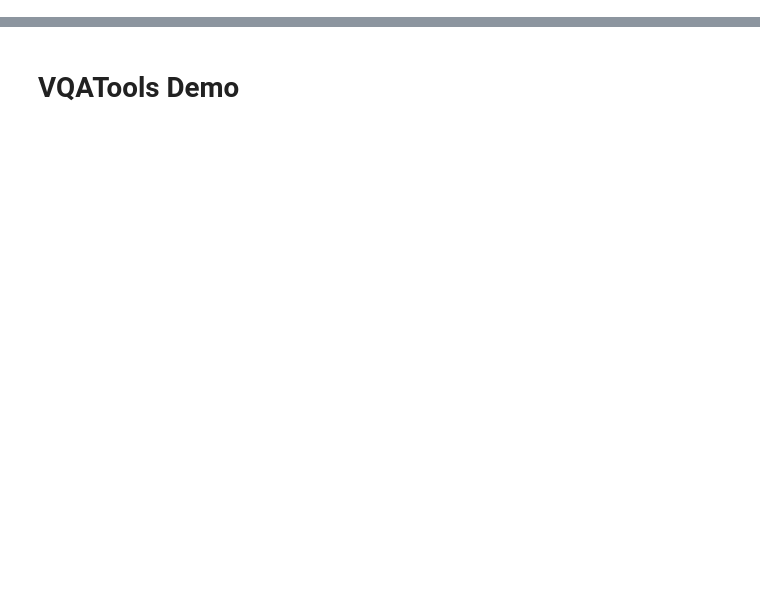
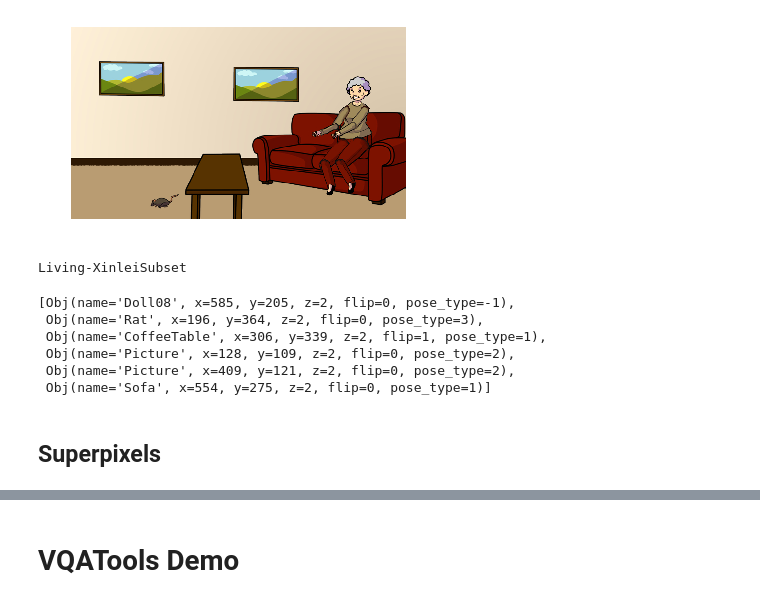
Before and after one commit to neighthan/computer_vision, a Jupyter notebook: vqa/vqa.ipynb, the cells around one changed output, grey strips where cells are left out. Saved outputs shown, nothing was run; the diff lists cells and outputs as text; code cells hidden in the pictures; blank space fills up the shorter version.

```diff
--- a/vqa/vqa.ipynb
+++ b/vqa/vqa.ipynb
@@ -60,0 +217,9 @@ Cloning into 'VQA'...
+# %%
+vocab = set()
+for question in train_qa.question:
+    vocab.update(question.split(' '))
+
+vocab.remove('')
+vocab.add('<UNK>')
+vocab = ['<PAD>'] + sorted(vocab)
+vocab[:30], vocab[-30:]
@@ -60,0 +264,13 @@ Cloning into 'VQA'...
+# %%
+img = plt.imread(f"data/train/images/{data['file_name'].replace('png', 'jpg')}")
+plt.imshow(img)
+plt.axis('off');
+# %% [output]
+[figure, added]
+# %%
+scene = data['scene']
+print(scene['sceneType'])
+
+objects = scene['availableObject'] # list
+# %% [output]
+Living-XinleiSubset
@@ -60,0 +280,16 @@ Cloning into 'VQA'...
+# %%
+objs = []
+for i in range(len(objects)):
+    object_instances = objects[i]['instance']
+    for instance in object_instances:
+        if instance['present']:
+            objs.append(Obj(instance['name'], instance['x'], instance['y'], instance['z'], instance['flip'],
+                            instance['typeID'] if 'typeID' in instance else instance['poseID'] if 'poseID' in instance else -1))
+objs
+# %% [output]
+[Obj(name='Doll08', x=585, y=205, z=2, flip=0, pose_type=-1),
+ Obj(name='Rat', x=196, y=364, z=2, flip=0, pose_type=3),
+ Obj(name='CoffeeTable', x=306, y=339, z=2, flip=1, pose_type=1),
+ Obj(name='Picture', x=128, y=109, z=2, flip=0, pose_type=2),
+ Obj(name='Picture', x=409, y=121, z=2, flip=0, pose_type=2),
+ Obj(name='Sofa', x=554, y=275, z=2, flip=0, pose_type=1)]
@@ -60,0 +302,2 @@ Cloning into 'VQA'...
+# %% [markdown]
+## Superpixels
```
Also changed, not shown: parts of 31 cells of this notebook, 1 other file.
